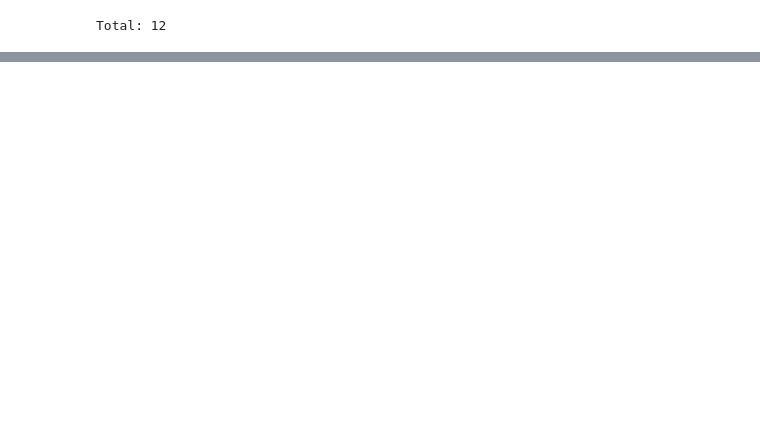
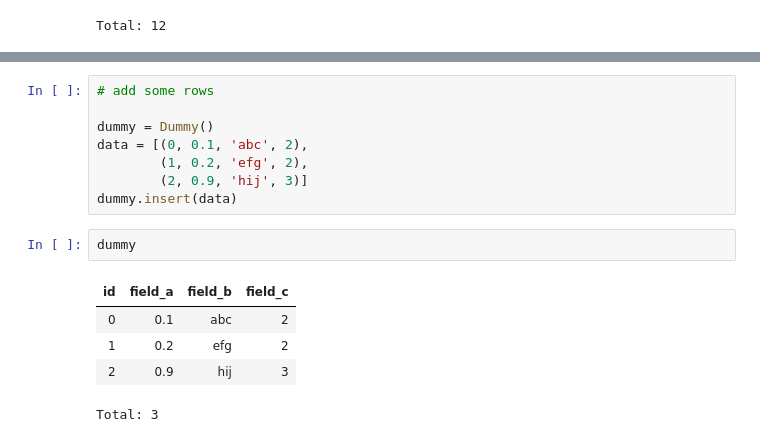
Before and after one commit to Ahmedjjj/onboarding-mathis, a Jupyter notebook: notebooks/tutorial.ipynb, the cells around one changed output, grey strips where cells are left out. Saved outputs shown, nothing was run; the diff lists cells and outputs as text; blank space fills up the shorter version.

```diff
--- a/notebooks/tutorial.ipynb
+++ b/notebooks/tutorial.ipynb
@@ -599,0 +613,16 @@ Total: 12
+# %%
+# add some rows
+
+dummy = Dummy()
+data = [(0, 0.1, 'abc', 2),
+        (1, 0.2, 'efg', 2),
+        (2, 0.9, 'hij', 3)]
+dummy.insert(data)
+# %%
+dummy
+# %% [output]
+| id | field_a | field_b | field_c |
+| 0 | 0.1 | abc | 2 |
+| 1 | 0.2 | efg | 2 |
+| 2 | 0.9 | hij | 3 |
+Total: 3
```
Also changed, not shown: parts of 10 cells of this notebook.
